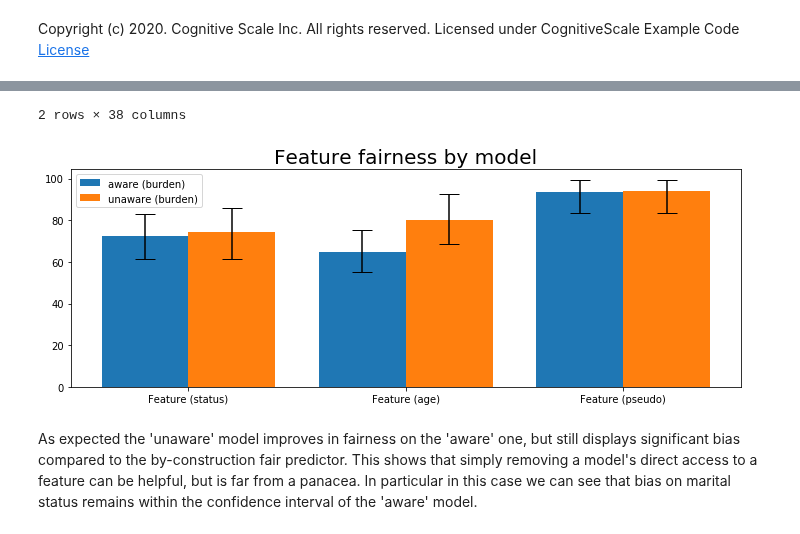
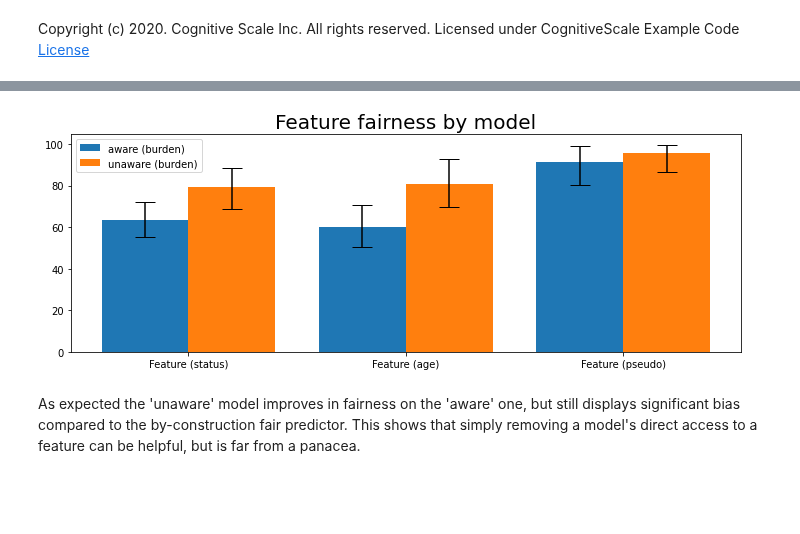
Before and after one commit to CognitiveScale/cortex-certifai-examples, a Jupyter notebook: notebooks/hidden_features/HiddenFeatures.ipynb, the cells around one changed output, grey strips where cells are left out. Saved outputs shown, nothing was run; the diff lists cells and outputs as text; code cells hidden in the pictures; blank space fills up the shorter version.

```diff
--- a/notebooks/hidden_features/HiddenFeatures.ipynb
+++ b/notebooks/hidden_features/HiddenFeatures.ipynb
@@ -64,7 +53,7 @@ cat_columns = [
     ]
 
 #deterministic results
-np.random.seed(0)
+np.random.seed(42)
 
 # Add pseudo-feature randomly
 perm = np.random.permutation(len(df))
@@ -76,13 +65,6 @@ pseudo_feature[B_idx] = 'B'
 df['pseudo'] = pseudo_feature
 
 label_column = 'outcome'
-
-# normalize the numeric columns
-num_columns = [f for f in df.columns if (f not in cat_columns) and (f != label_column)]
-from sklearn.preprocessing import Normalizer
-numerics = df[num_columns]
-normed = Normalizer().fit_transform(numerics)
-df[num_columns] = normed
 
 # Separate outcome
 y = df[label_column]
@@ -151,10 +140,8 @@ scan.add_dataset(eval_dataset)
 scan.add_fairness_grouping_feature(CertifaiGroupingFeature('age'))
 scan.add_fairness_grouping_feature(CertifaiGroupingFeature('status'))
 scan.add_fairness_grouping_feature(CertifaiGroupingFeature('pseudo'))
-scan.add_evaluation_type('explanation')
 scan.add_evaluation_type('fairness')
 scan.evaluation_dataset_id = 'evaluation'
-scan.explanation_dataset_id = 'evaluation'
 
 # Because the dataset contains a ground truth outcome column which the model does not
 # expect to receive as input we need to state that in the dataset schema (since it cannot
@@ -215,6 +200,7 @@ result2 = scan.run(write_reports=False)
 df = pd.concat([construct_scores_dataframe(scores('fairness', result, max_depth=1)),
                 construct_scores_dataframe(scores('fairness', result2, max_depth=1))])
 
+pd.set_option('max_columns', None)
 display(df)
 
 print("\n")
@@ -259,4 +245,3 @@ plt.show()
-2 rows × 38 columns
-[figure, old version]
+[figure, new version]
 # %% [markdown]
-As expected the 'unaware' model improves in fairness on the 'aware' one, but still displays significant bias compared to the by-construction fair predictor.  This shows that simply removing a model's direct access to a feature can be helpful, but is far from a panacea.  In particular in this case we can see that bias on marital status remains within the confidence interval of the 'aware' model.
+As expected the 'unaware' model improves in fairness on the 'aware' one, but still displays significant bias compared to the by-construction fair predictor.  This shows that simply removing a model's direct access to a feature can be helpful, but is far from a panacea.
```
Also changed, not shown: parts of 7 cells of this notebook, 1 other file.
